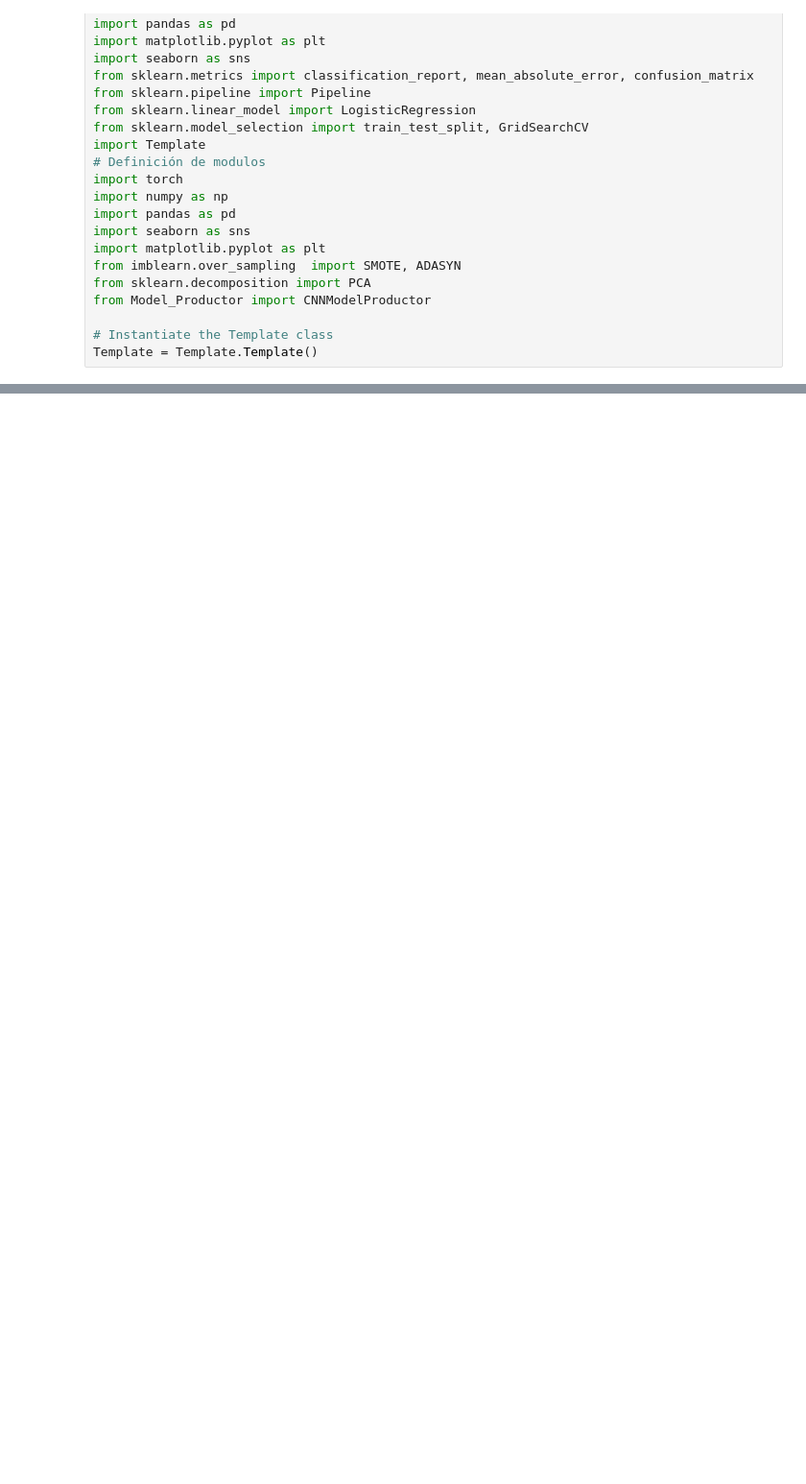
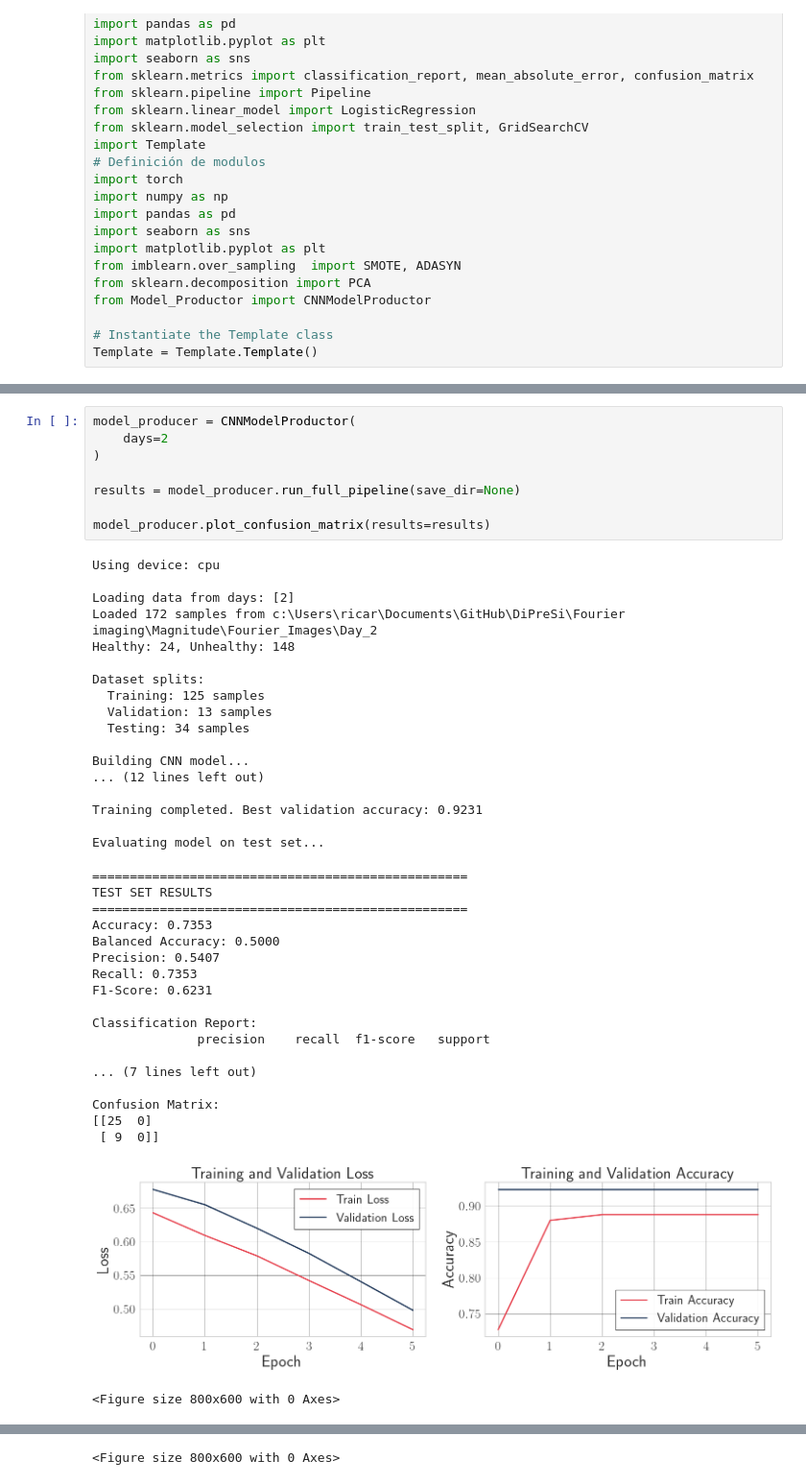
Before and after one commit to RicardoLoperaV/DiPreSi, a Jupyter notebook: Fourier imaging/Magnitude/Magnitude_Model.ipynb, the cells around one changed output, grey strips where cells are left out. Shown at 96% size. Drawn from its saved outputs; the diff is of its cells as text; blank space fills up the shorter version.

```diff
--- a/Fourier imaging/Magnitude/Magnitude_Model.ipynb
+++ b/Fourier imaging/Magnitude/Magnitude_Model.ipynb
@@ -77,0 +127,45 @@ FileNotFoundError: [Errno 2] No such file or directory: './Results_Day0\\trainin
+# %%
+model_producer = CNNModelProductor(
+    days=2
+)
+
+results = model_producer.run_full_pipeline(save_dir=None)
+
+model_producer.plot_confusion_matrix(results=results)
+# %% [output]
+Using device: cpu
+
+Loading data from days: [2]
+Loaded 172 samples from c:\Users\ricar\Documents\GitHub\DiPreSi\Fourier imaging\Magnitude\Fourier_Images\Day_2
+Healthy: 24, Unhealthy: 148
+
+Dataset splits:
+  Training: 125 samples
+  Validation: 13 samples
+  Testing: 34 samples
+
+Building CNN model...
+... (12 lines left out)
+
+Training completed. Best validation accuracy: 0.9231
+
+Evaluating model on test set...
+==================================================
+TEST SET RESULTS
+==================================================
+Accuracy: 0.7353
+Balanced Accuracy: 0.5000
+Precision: 0.5407
+Recall: 0.7353
+F1-Score: 0.6231
+
+Classification Report:
+              precision    recall  f1-score   support
+
+... (7 lines left out)
+
+Confusion Matrix:
+[[25  0]
+ [ 9  0]]
+[figure, added]
+<Figure size 800x600 with 0 Axes>
@@ -77,0 +173 @@ FileNotFoundError: [Errno 2] No such file or directory: './Results_Day0\\trainin
+<Figure size 800x600 with 0 Axes>
```
Also changed, not shown: parts of 16 cells of this notebook, 1 other file.
